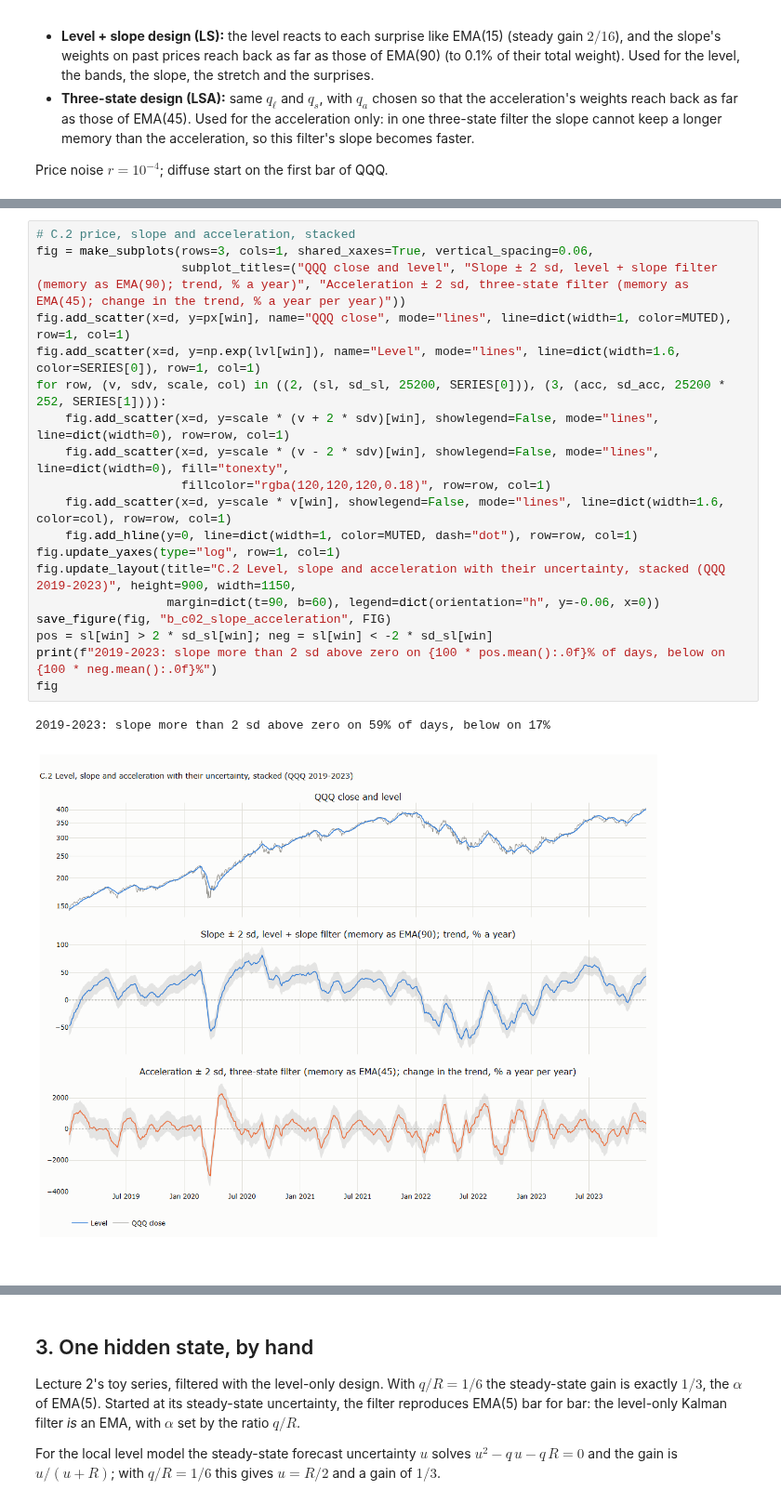
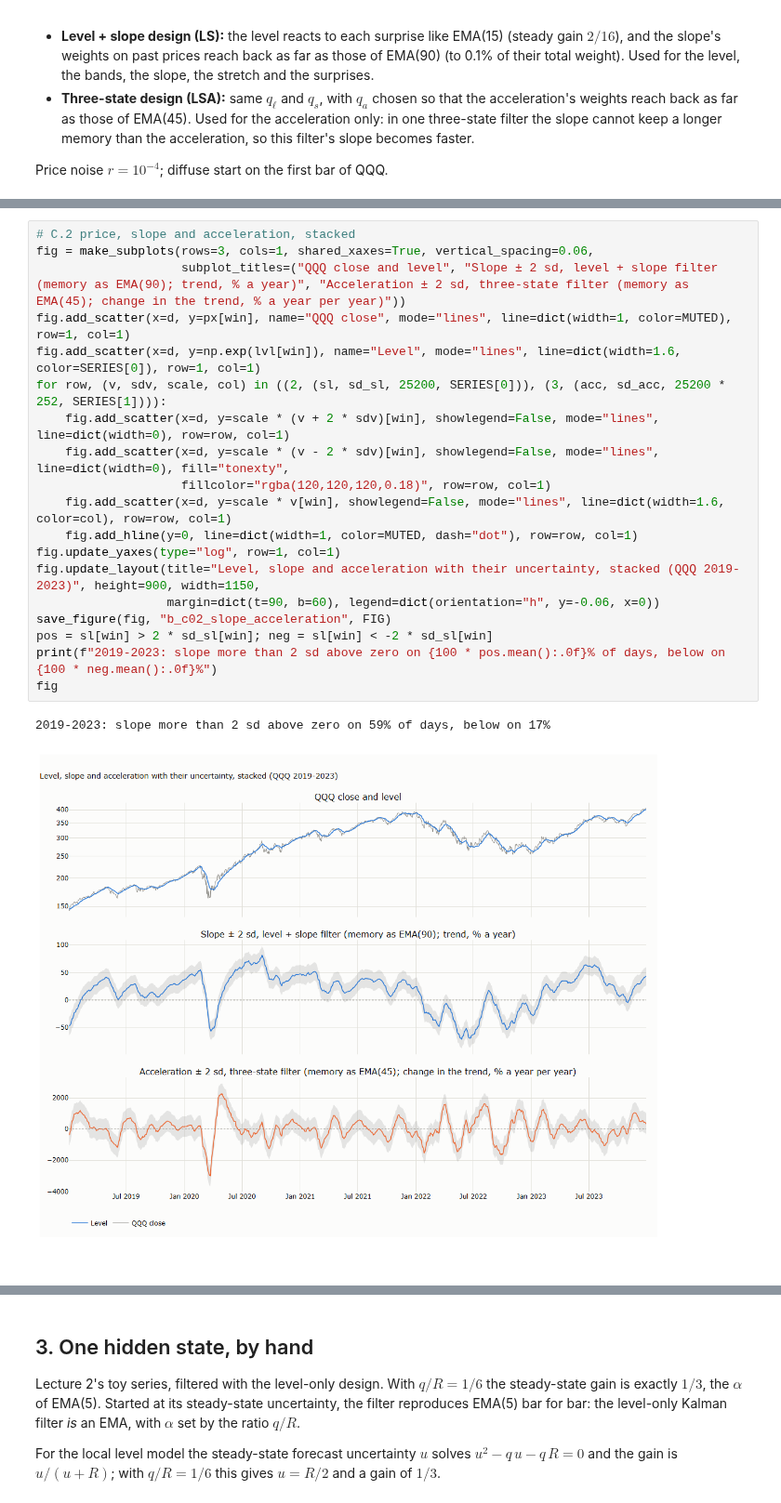
Before and after one commit to MaxGnesi/systematic-trading-notes, a Jupyter notebook: lectures/04-tracking-hidden-states/04_tracking_hidden_states.ipynb, the cells around one changed output, grey strips where cells are left out. Shown at 93% size. Cells and saved outputs as stored; diff of their text form.

```diff
--- a/lectures/04-tracking-hidden-states/04_tracking_hidden_states.ipynb
+++ b/lectures/04-tracking-hidden-states/04_tracking_hidden_states.ipynb
@@ -326,25 +326,25 @@ steady sd of the level: 0.64% ; steady sqrt(S): 1.94%
 # %%
 # C.2 price, slope and acceleration, stacked
 fig = make_subplots(rows=3, cols=1, shared_xaxes=True, vertical_spacing=0.06,
                     subplot_titles=("QQQ close and level", "Slope ± 2 sd, level + slope filter (memory as EMA(90); trend, % a year)", "Acceleration ± 2 sd, three-state filter (memory as EMA(45); change in the trend, % a year per year)"))
 fig.add_scatter(x=d, y=px[win], name="QQQ close", mode="lines", line=dict(width=1, color=MUTED), row=1, col=1)
 fig.add_scatter(x=d, y=np.exp(lvl[win]), name="Level", mode="lines", line=dict(width=1.6, color=SERIES[0]), row=1, col=1)
 for row, (v, sdv, scale, col) in ((2, (sl, sd_sl, 25200, SERIES[0])), (3, (acc, sd_acc, 25200 * 252, SERIES[1]))):
     fig.add_scatter(x=d, y=scale * (v + 2 * sdv)[win], showlegend=False, mode="lines", line=dict(width=0), row=row, col=1)
     fig.add_scatter(x=d, y=scale * (v - 2 * sdv)[win], showlegend=False, mode="lines", line=dict(width=0), fill="tonexty",
                     fillcolor="rgba(120,120,120,0.18)", row=row, col=1)
     fig.add_scatter(x=d, y=scale * v[win], showlegend=False, mode="lines", line=dict(width=1.6, color=col), row=row, col=1)
     fig.add_hline(y=0, line=dict(width=1, color=MUTED, dash="dot"), row=row, col=1)
 fig.update_yaxes(type="log", row=1, col=1)
-fig.update_layout(title="C.2 Level, slope and acceleration with their uncertainty, stacked (QQQ 2019-2023)", height=900, width=1150,
+fig.update_layout(title="Level, slope and acceleration with their uncertainty, stacked (QQQ 2019-2023)", height=900, width=1150,
                   margin=dict(t=90, b=60), legend=dict(orientation="h", y=-0.06, x=0))
 save_figure(fig, "b_c02_slope_acceleration", FIG)
 pos = sl[win] > 2 * sd_sl[win]; neg = sl[win] < -2 * sd_sl[win]
 print(f"2019-2023: slope more than 2 sd above zero on {100 * pos.mean():.0f}% of days, below on {100 * neg.mean():.0f}%")
 fig
 # %% [output]
 2019-2023: slope more than 2 sd above zero on 59% of days, below on 17%
-[figure, old version]
+[figure, new version]
 # %%
 # C.3 stretch
 stretch = 100 * (y_qqq - lvl)
```
Also changed, not shown: parts of 16 cells of this notebook, 19 other files.
